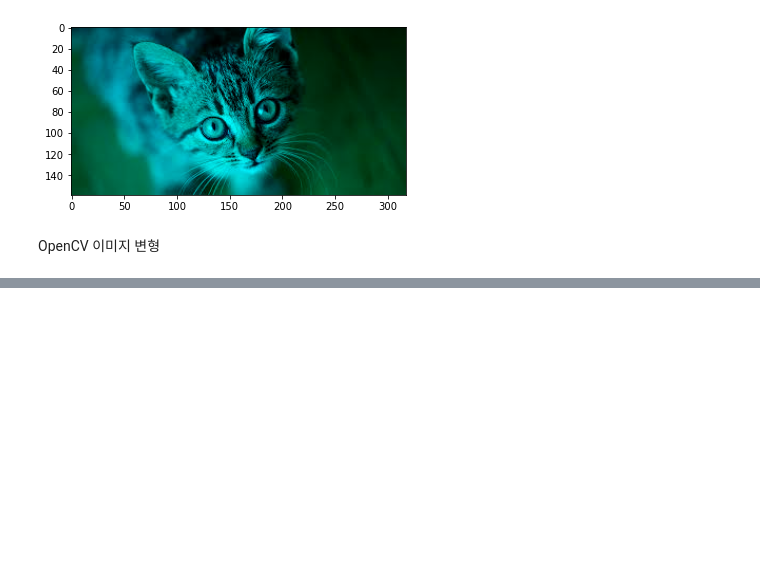
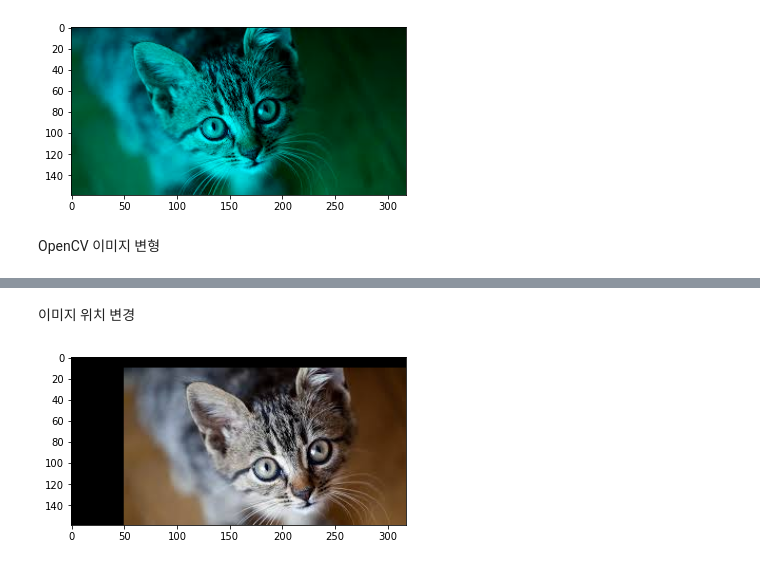
Before and after one commit to yoonsula/Python-data_analysis-and-image_processing, a Jupyter notebook: OpenCV.ipynb, the cells around one changed output, grey strips where cells are left out. Drawn from its saved outputs; the diff is of its cells as text; code cells hidden in the pictures; blank space fills up the shorter version.

```diff
--- a/OpenCV.ipynb
+++ b/OpenCV.ipynb
@@ -117,0 +134,14 @@ OpenCV 이미지 변형
+# %% [markdown]
+이미지 위치 변경
+# %%
+image = cv2.imread('cat.jpg')
+
+height, width = image.shape[:2]
+
+M = np.float32([[1,0,50],[0,1,10]])
+dst = cv2.warpAffine(image,M,(width,height))
+
+plt.imshow(cv2.cvtColor(dst,cv2.COLOR_BGR2RGB))
+plt.show()
+# %% [output]
+[figure, added]
```
Also changed, not shown: parts of 7 cells of this notebook, 1 other file.
